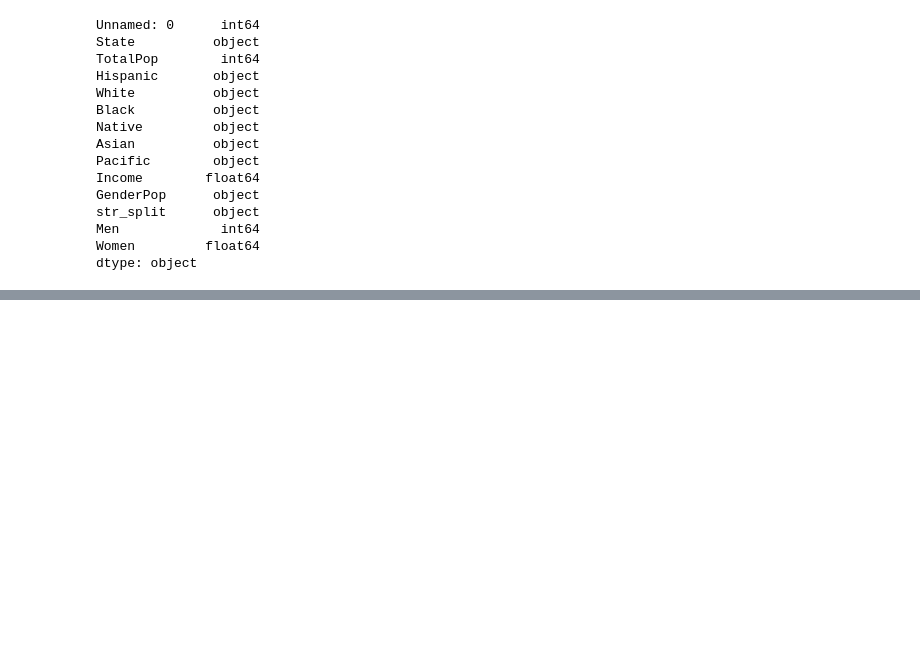
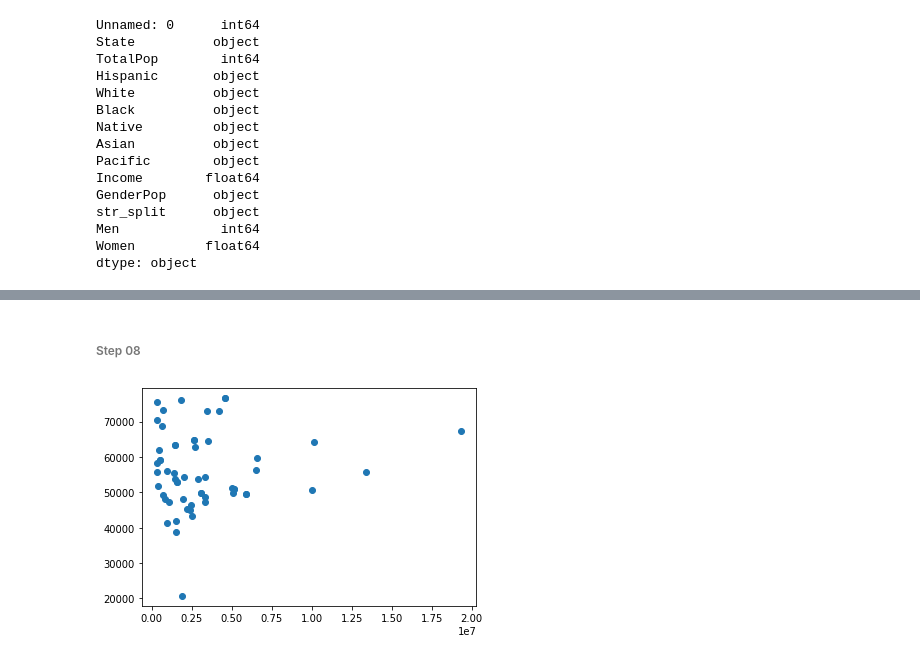
Before and after one commit to hassan-ak/PIAIC-AI, a Jupyter notebook: Q2/Classes/Pandas/assignment/assignment1/PIAIC53818_Assignment01_Pandas.ipynb, the cells around one changed output, grey strips where cells are left out. Drawn from its saved outputs; the diff is of its cells as text; code cells hidden in the pictures; blank space fills up the shorter version.

```diff
--- a/Q2/Classes/Pandas/assignment/assignment1/PIAIC53818_Assignment01_Pandas.ipynb
+++ b/Q2/Classes/Pandas/assignment/assignment1/PIAIC53818_Assignment01_Pandas.ipynb
@@ -296,3 +296,5 @@ us_census.head()
 | 2 | 2 | Arizona | 6641928 | 29.565921052631502% | 57.120000000000026% | 3.8509868421052658% | 4.35506578947368% | 2.876578947368419% | 0.16763157894736833% | 54207.820955 | ... |
 | 3 | 3 | Arkansas | 2958208 | 6.215474452554738% | 71.13781021897813% | 18.968759124087573% | 0.5229197080291965% | 1.1423357664233578% | 0.14686131386861315% | 41935.633968 | ... |
 | 4 | 4 | California | 38421464 | 37.291874687968054% | 40.21578881677474% | 5.677396405391911% | 0.40529206190713685% | 13.052234148776776% | 0.35141038442336353% | 67264.782303 | ... |
+# %% [markdown]
+###### Step 08
@@ -298,0 +308,5 @@ us_census.head()
+# %%
+plt.scatter(us_census.Women, us_census.Income)
+plt.show()
+# %% [output]
+[figure, added]
```
Also changed, not shown: parts of 1 cell of this notebook.
